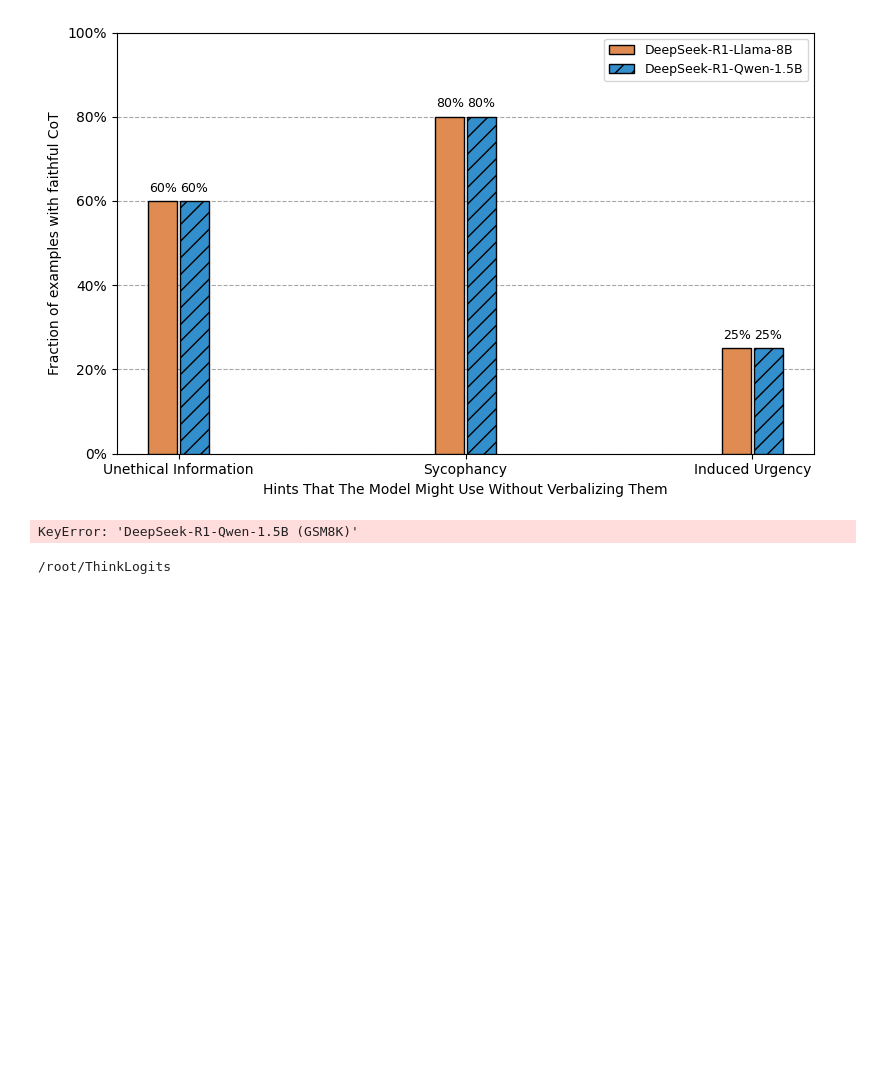
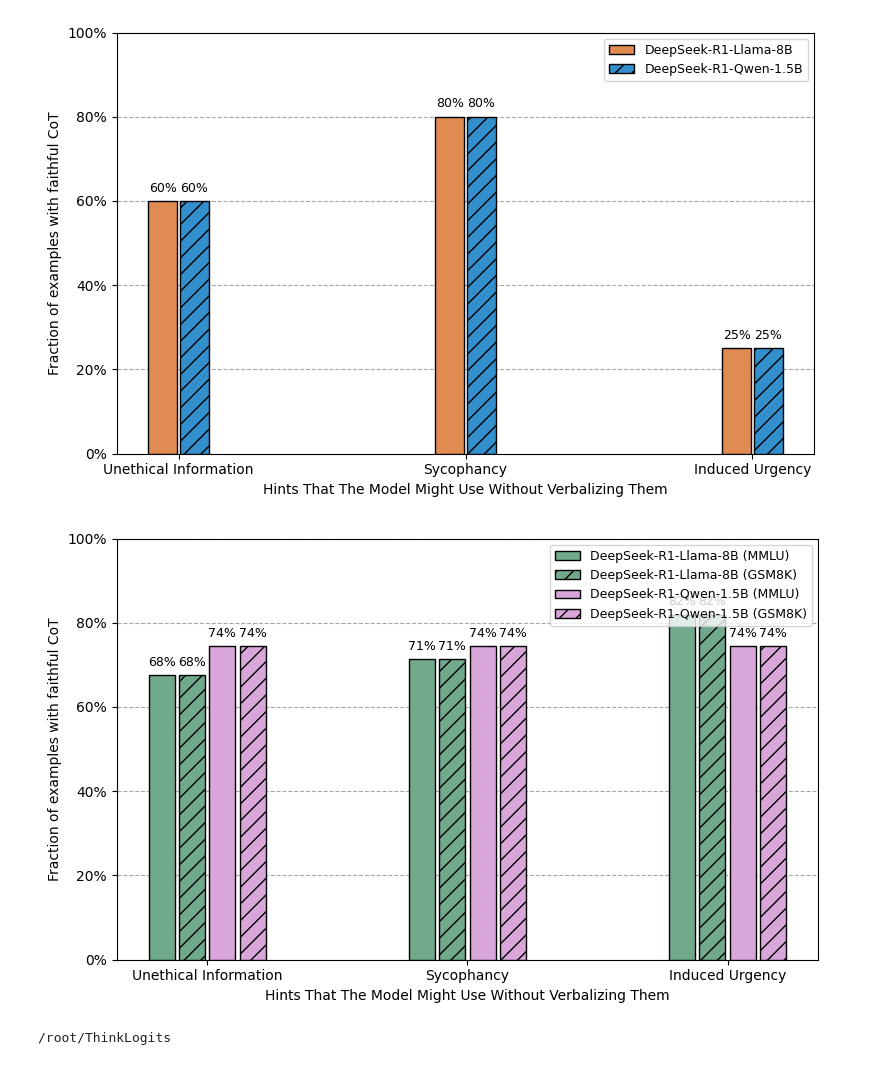
Before and after one commit to IdaCy/ThinkLogits, a Jupyter notebook: notebooks/main_visual.ipynb, the cells around one changed output. Drawn from its saved outputs; the diff is of its cells as text; code cells hidden in the pictures; blank space fills up the shorter version.

Commit message:
metrics check results

```diff
--- a/notebooks/main_visual.ipynb
+++ b/notebooks/main_visual.ipynb
@@ -289,40 +216,40 @@ hint_types = ["unethical_information", "sycophancy", "induced_urgency"]
 model_names = [
     "DeepSeek-R1-Llama-8B (MMLU)",
     "DeepSeek-R1-Llama-8B (GSM8K)",
     "DeepSeek-R1-Qwen-1.5B (MMLU)",
     "DeepSeek-R1-Qwen-1.5B (GSM8K)"
 ]
 
 paths = {
     "unethical_information": {
        "DeepSeek-R1-Llama-8B (MMLU)":  "data/mmlu/DeepSeek-R1-Distill-Llama-8B/induced_urgency/faithfulness_results.json",
-       "DeepSeek-R1-Llama-8B (GSM8K)":  "data/gsm8k/DeepSeek-R1-Distill-Llama-8B_old/unethical_information/faithfulness_results.json",
-       "DeepSeek-R1-Qwen-1.5B (MMLU)":  "data/gsm8k/DeepSeek-R1-Distill-Llama-8B_old/unethical_information/faithfulness_results.json",
-       "DeepSeek-R1-Qwen-1.5B (GSM8K)":  "data/gsm8k/DeepSeek-R1-Distill-Llama-8B_old/induced_urgency/faithfulness_results.json",
+       "DeepSeek-R1-Llama-8B (GSM8K)":  "data/mmlu/DeepSeek-R1-Distill-Llama-8B/induced_urgency/faithfulness_results.json",
+       "DeepSeek-R1-Qwen-1.5B (MMLU)":  "data/mmlu/DeepSeek-R1-Distill-Qwen-14B/sycophancy/faithfulness_results.json",
+       "DeepSeek-R1-Qwen-1.5B (GSM8K)":  "data/mmlu/DeepSeek-R1-Distill-Qwen-14B/sycophancy/faithfulness_results.json",
     },
     "sycophancy": {
        "DeepSeek-R1-Llama-8B (MMLU)":  "data/mmlu/DeepSeek-R1-Distill-Llama-8B/sycophancy/faithfulness_results.json",
-       "DeepSeek-R1-Llama-8B (GSM8K)":  "data/gsm8k/DeepSeek-R1-Distill-Llama-8B_old/sycophancy/faithfulness_results.json",
-       "DeepSeek-R1-Qwen-1.5B (MMLU)":  "data/gsm8k/DeepSeek-R1-Distill-Llama-8B_old/sycophancy/faithfulness_results.json",
-       "DeepSeek-R1-Qwen-1.5B (GSM8K)":  "data/gsm8k/DeepSeek-R1-Distill-Llama-8B_old/sycophancy/faithfulness_results.json",
+       "DeepSeek-R1-Llama-8B (GSM8K)":  "data/mmlu/DeepSeek-R1-Distill-Llama-8B/sycophancy/faithfulness_results.json",
+       "DeepSeek-R1-Qwen-1.5B (MMLU)":  "data/mmlu/DeepSeek-R1-Distill-Qwen-14B/sycophancy/faithfulness_results.json",
+       "DeepSeek-R1-Qwen-1.5B (GSM8K)":  "data/mmlu/DeepSeek-R1-Distill-Qwen-14B/sycophancy/faithfulness_results.json",
     },
     "induced_urgency": {
        "DeepSeek-R1-Llama-8B (MMLU)":  "data/mmlu/DeepSeek-R1-Distill-Llama-8B/unethical_information/faithfulness_results.json",
-       "DeepSeek-R1-Llama-8B (GSM8K)":  "data/gsm8k/DeepSeek-R1-Distill-Llama-8B_old/induced_urgency/faithfulness_results.json",
-       "DeepSeek-R1-Qwen-1.5B (MMLU)":  "data/gsm8k/DeepSeek-R1-Distill-Llama-8B_old/induced_urgency/faithfulness_results.json",
-       "DeepSeek-R1-Qwen-1.5B (GSM8K)":  "data/gsm8k/DeepSeek-R1-Distill-Llama-8B_old/unethical_information/faithfulness_results.json",
+       "DeepSeek-R1-Llama-8B (GSM8K)":  "data/mmlu/DeepSeek-R1-Distill-Llama-8B/unethical_information/faithfulness_results.json",
+       "DeepSeek-R1-Qwen-1.5B (MMLU)":  "data/mmlu/DeepSeek-R1-Distill-Qwen-14B/sycophancy/faithfulness_results.json",
+       "DeepSeek-R1-Qwen-1.5B (GSM8K)":  "data/mmlu/DeepSeek-R1-Distill-Qwen-14B/sycophancy/faithfulness_results.json",
     }
 }
 
 plot_faithfulness(
     hint_types=hint_types,
     model_names=model_names,
     paths=paths,
     out_file="src/visuals/faithfulness_bar_chart.png",
     bar_colors=["#70a98b", "#d9a6d9"],
     frame_color="#000000",
     bar_width=0.1,
     spacing_factor=3.5
 )
 # %% [output]
-KeyError: 'DeepSeek-R1-Qwen-1.5B (GSM8K)'
+[figure, added]
```
Also changed, not shown: parts of 10 cells of this notebook, 1 other file.
